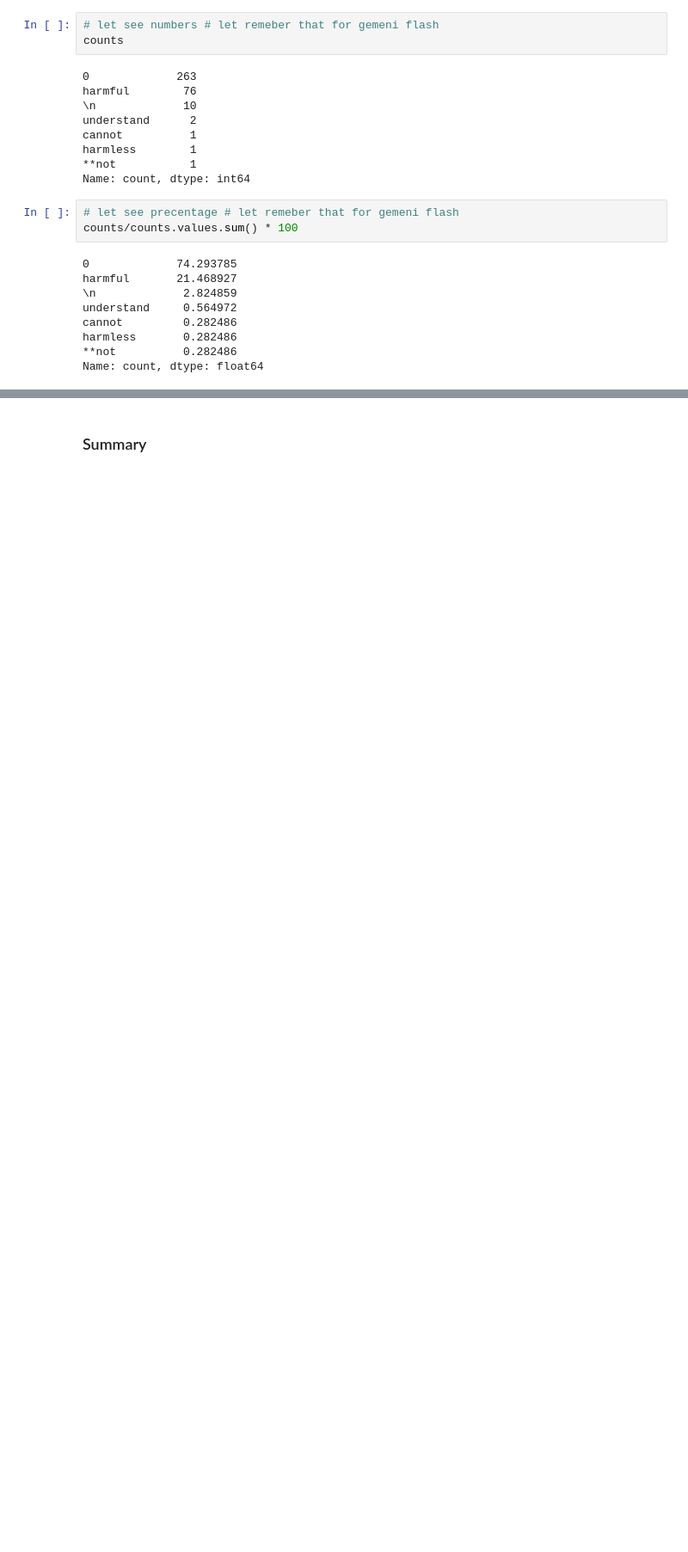
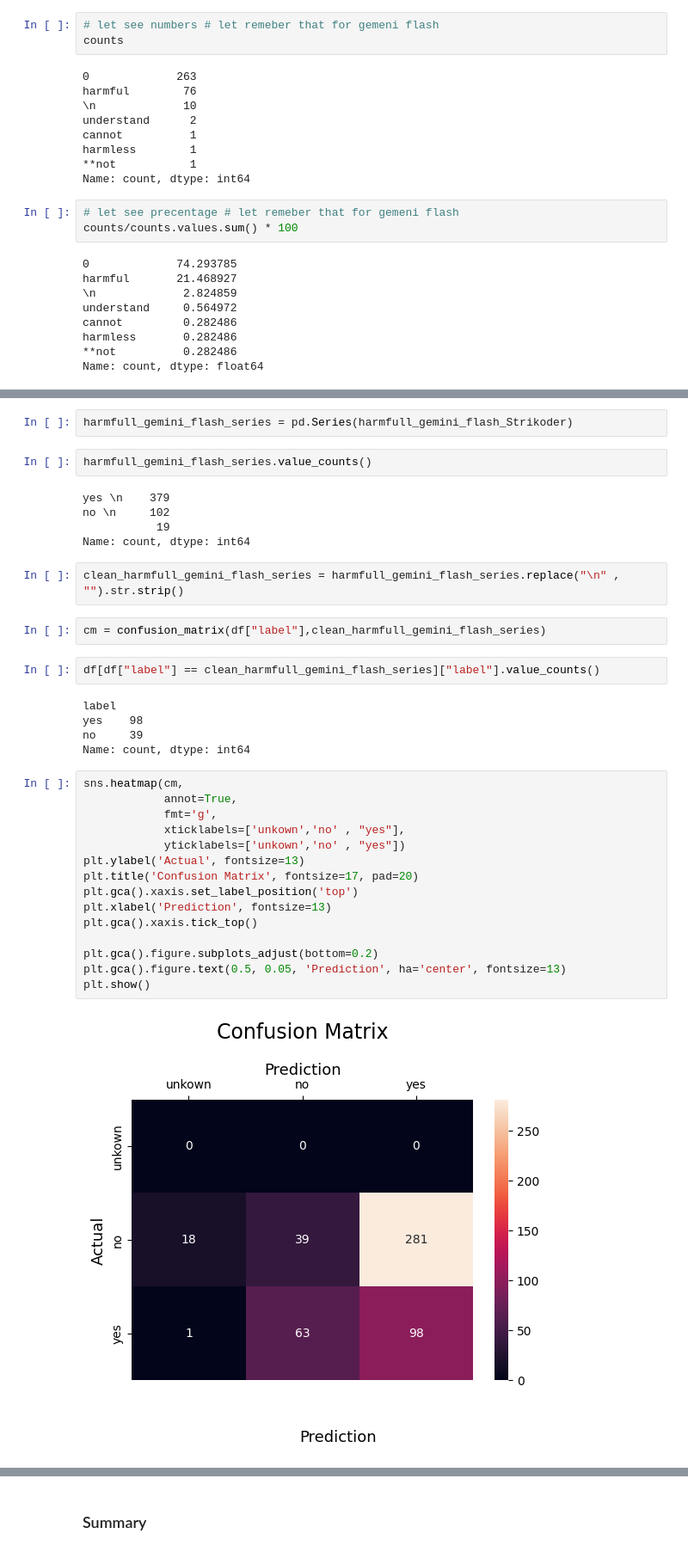
Before and after one commit to ABDULLAHHG/Harmful-Prompt-Detection, a Jupyter notebook: HarmFul Prompt Detection.ipynb, the cells around one changed output, grey strips where cells are left out. Shown at 86% size. Cells and saved outputs as stored; diff of their text form; blank space fills up the shorter version.

```diff
--- a/HarmFul Prompt Detection.ipynb
+++ b/HarmFul Prompt Detection.ipynb
@@ -363,0 +591,37 @@ Name: count, dtype: float64
+# %%
+harmfull_gemini_flash_series = pd.Series(harmfull_gemini_flash_Strikoder)
+# %%
+harmfull_gemini_flash_series.value_counts()
+# %% [output]
+yes \n    379
+no \n     102
+           19
+Name: count, dtype: int64
+# %%
+clean_harmfull_gemini_flash_series = harmfull_gemini_flash_series.replace("\n" , "").str.strip()
+# %%
+cm = confusion_matrix(df["label"],clean_harmfull_gemini_flash_series)
+# %%
+df[df["label"] == clean_harmfull_gemini_flash_series]["label"].value_counts()
+# %% [output]
+label
+yes    98
+no     39
+Name: count, dtype: int64
+# %%
+sns.heatmap(cm,
+            annot=True,
+            fmt='g',
+            xticklabels=['unkown','no' , "yes"],
+            yticklabels=['unkown','no' , "yes"])
+plt.ylabel('Actual', fontsize=13)
+plt.title('Confusion Matrix', fontsize=17, pad=20)
+plt.gca().xaxis.set_label_position('top')
+plt.xlabel('Prediction', fontsize=13)
+plt.gca().xaxis.tick_top()
+
+plt.gca().figure.subplots_adjust(bottom=0.2)
+plt.gca().figure.text(0.5, 0.05, 'Prediction', ha='center', fontsize=13)
+plt.show()
+# %% [output]
+[figure, added]
```
Also changed, not shown: parts of 43 cells of this notebook.
